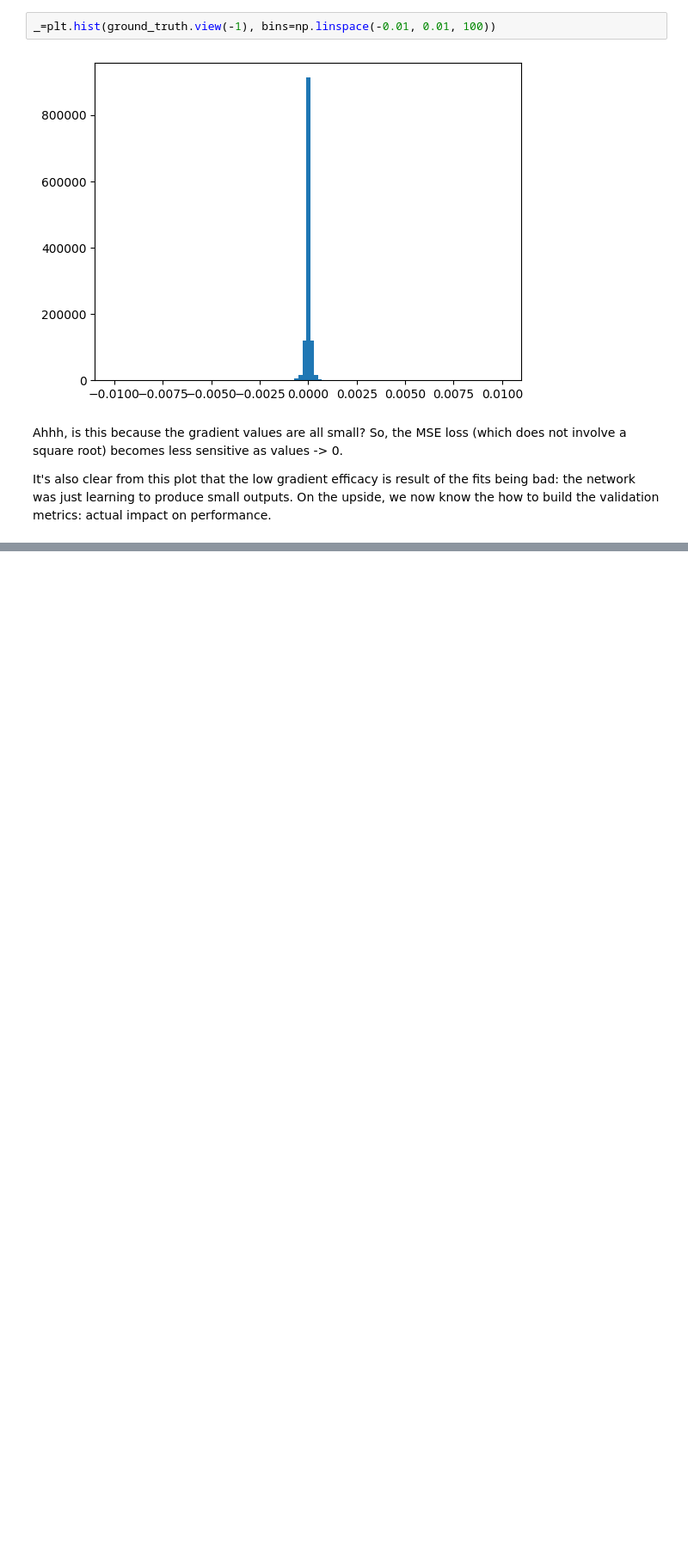
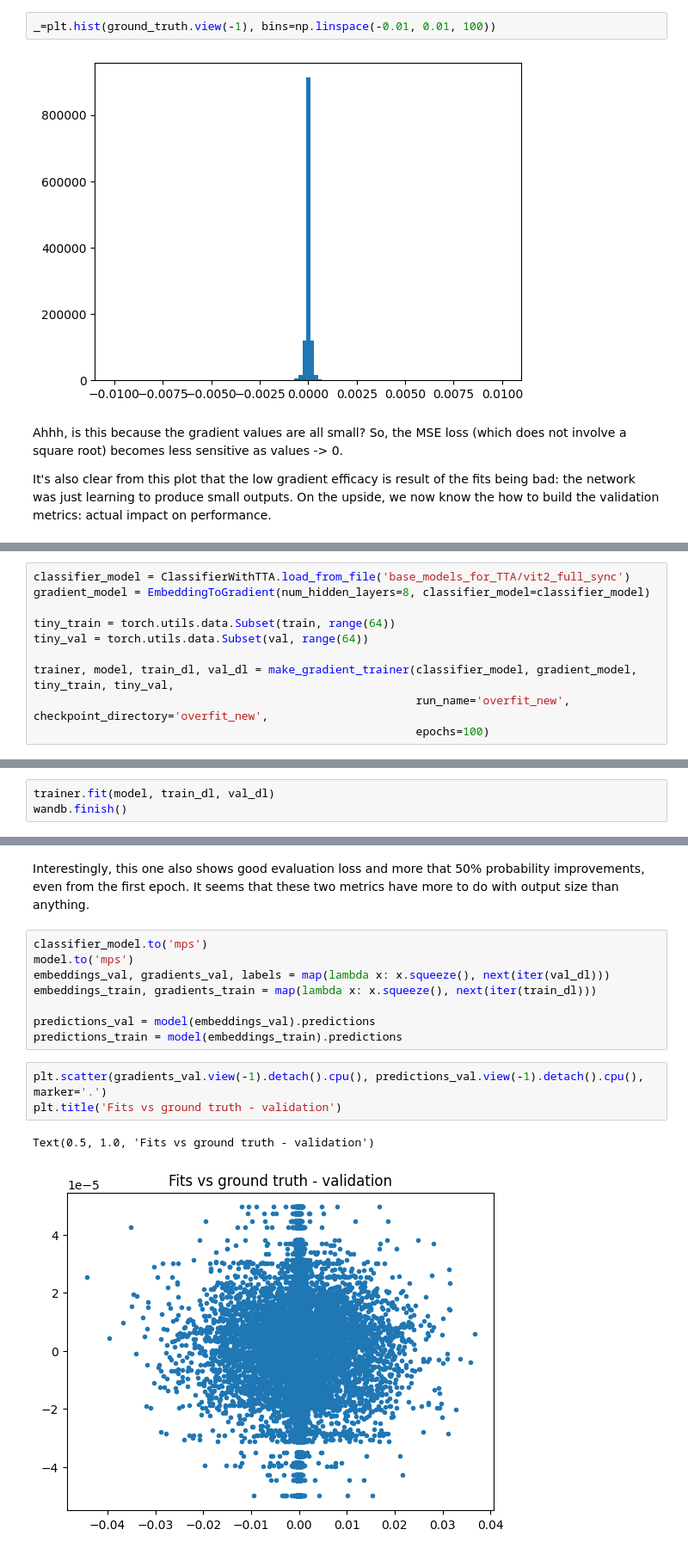
Before and after one commit to lrast/loss_function_learning, a Jupyter notebook: 1.0-gradient_learning.ipynb, the cells around one changed output, grey strips where cells are left out. Shown at 86% size. Saved outputs shown, nothing was run; the diff lists cells and outputs as text; blank space fills up the shorter version.

```diff
--- a/1.0-loss_function_learning.ipynb
+++ b/1.0-gradient_learning.ipynb
@@ -1130,0 +1118,10 @@ KeyboardInterrupt:
+# %%
+classifier_model = ClassifierWithTTA.load_from_file('base_models_for_TTA/vit2_full_sync')
+gradient_model = EmbeddingToGradient(num_hidden_layers=8, classifier_model=classifier_model)
+
+tiny_train = torch.utils.data.Subset(train, range(64))
+tiny_val = torch.utils.data.Subset(val, range(64))
+
+trainer, model, train_dl, val_dl = make_gradient_trainer(classifier_model, gradient_model, tiny_train, tiny_val,
+                                                         run_name='overfit_new', checkpoint_directory='overfit_new',
+                                                         epochs=100)
@@ -1130,0 +1133,3 @@ KeyboardInterrupt:
+# %%
+trainer.fit(model, train_dl, val_dl)
+wandb.finish()
@@ -1130,0 +1171,16 @@ KeyboardInterrupt:
+# %% [markdown]
+Interestingly, this one also shows good evaluation loss and more that 50% probability improvements, even from the first epoch. It seems that these two metrics have more to do with output size than anything.
+# %%
+classifier_model.to('mps')
+model.to('mps')
+embeddings_val, gradients_val, labels = map(lambda x: x.squeeze(), next(iter(val_dl)))
+embeddings_train, gradients_train = map(lambda x: x.squeeze(), next(iter(train_dl)))
+
+predictions_val = model(embeddings_val).predictions
+predictions_train = model(embeddings_train).predictions
+# %%
+plt.scatter(gradients_val.view(-1).detach().cpu(), predictions_val.view(-1).detach().cpu(), marker='.')
+plt.title('Fits vs ground truth - validation')
+# %% [output]
+Text(0.5, 1.0, 'Fits vs ground truth - validation')
+[figure, added]
```
Also changed, not shown: parts of 41 cells of this notebook, 1 other file.
